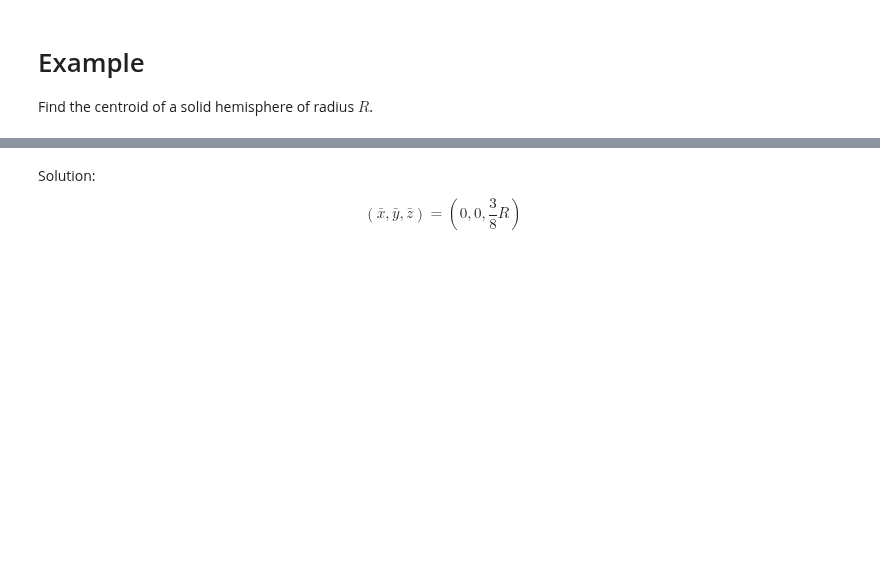
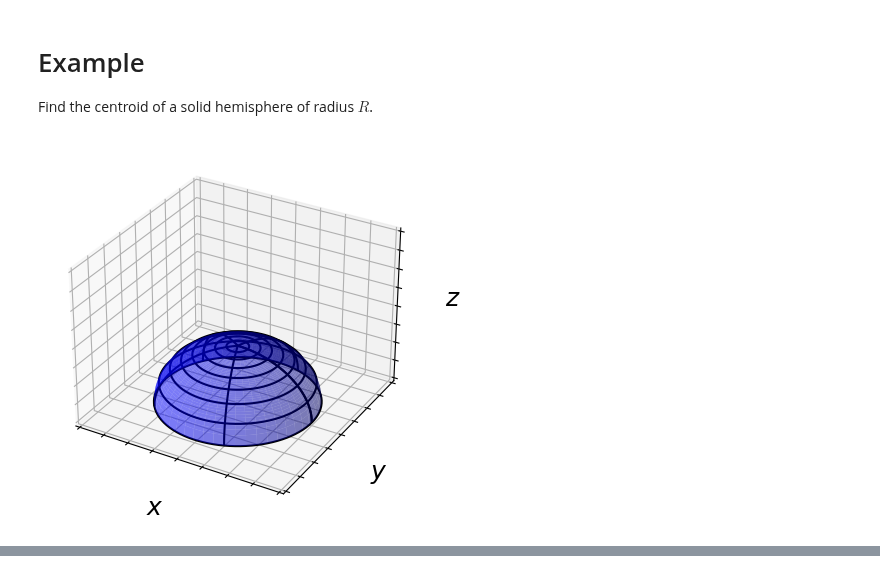
Before and after one commit to drewyoungren/mvc, a Jupyter notebook: lec/mvc-L15.ipynb, the cells around one changed output, grey strips where cells are left out. Saved outputs shown, nothing was run; the diff lists cells and outputs as text; code cells hidden in the pictures; blank space fills up the shorter version.

```diff
--- a/lec/mvc-L15.ipynb
+++ b/lec/mvc-L15.ipynb
@@ -400,9 +425,28 @@ $$I = \frac{3}{10} M R^2$$
 # Example
 
 Find the centroid of a solid hemisphere of radius $R$.
+# %%
+
+ax = plt.subplot(projection="3d")
+ax.set_xlim(-2,2)
+ax.set_ylim(-2,2)
+ax.set_zlim(0,4)
+r = linspace(0,3/2,300)
+th = linspace(0,pi*2,100)
+
+r,th = meshgrid(r,th)
+ax.plot_surface(r*cos(th), r*sin(th), sqrt(9/4 - r**2), color='b', alpha=.5, zorder=1)
+
+ax.plot_wireframe(r*cos(th), r*sin(th), sqrt(9/4 - r**2), rstride=20, cstride=40, color='k', alpha=1,zorder=2)
+
+ax.view_init(30, -60)
+ax.set_xlabel("$x$", fontsize=18)
+ax.set_ylabel("$y$", fontsize=18)
+ax.set_zlabel("$z$", fontsize=18)
+ax.axes.xaxis.set_ticklabels([])
+ax.axes.yaxis.set_ticklabels([])
+ax.axes.zaxis.set_ticklabels([]);
+# %% [output]
+[figure, added]
 # %% [markdown]
 <p style="padding-bottom:40%;"> </p>
-# %% [markdown]
-Solution:
-
-$$(\bar x,\bar y,\bar z) = (0,0,\frac38 R)$$
```
Also changed, not shown: parts of 12 cells of this notebook.
